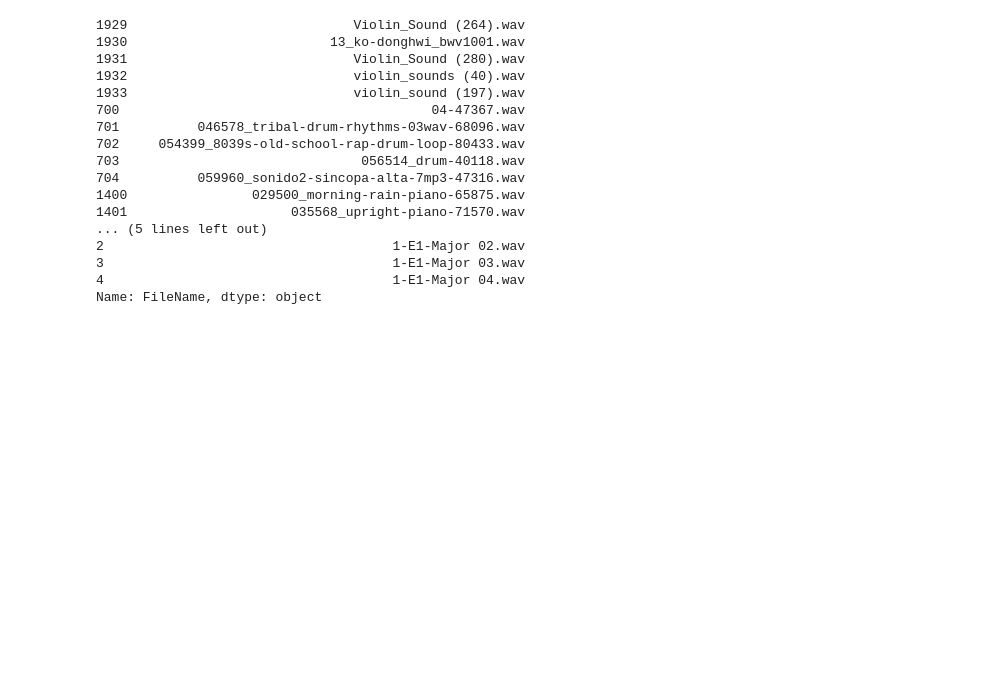
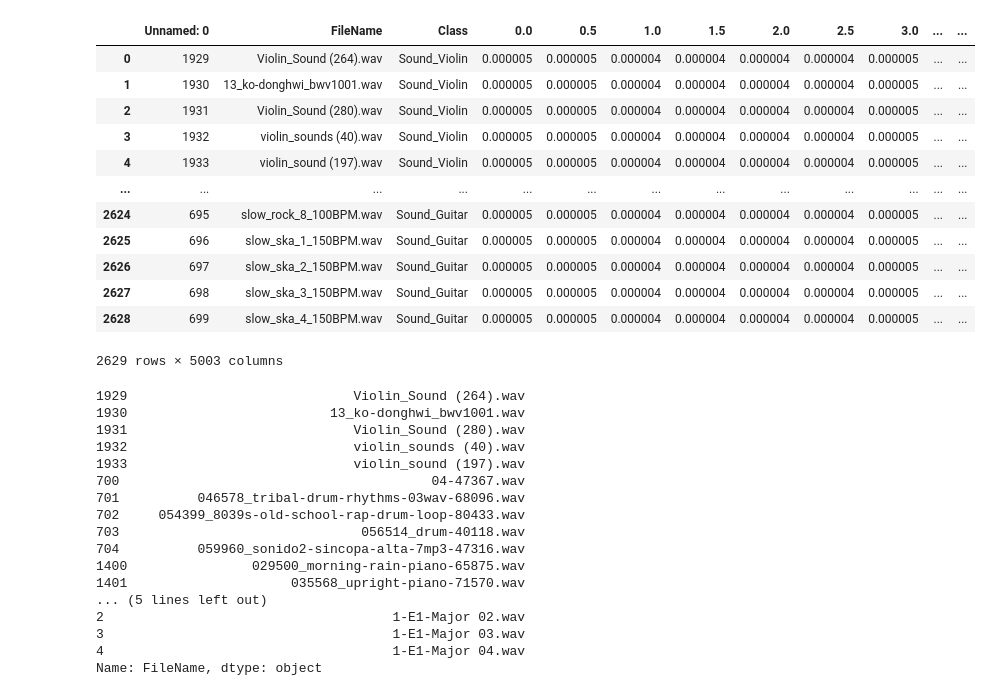
Before and after one commit to clementgilli/Musical-Instruments-Classifier, a Jupyter notebook: worksheet_clem.ipynb, the cells around one changed output. Cells and saved outputs as stored; diff of their text form; code cells hidden in the pictures; blank space fills up the shorter version.

```diff
--- a/worksheet_clem.ipynb
+++ b/worksheet_clem.ipynb
@@ -36,3 +54,21 @@ Name: Class, dtype: int64
+# %%
+df2 = pd.read_csv("test_feature_extract.csv")
+# %%
+df2
+# %% [output]
+|  | Unnamed: 0 | FileName | Class | 0.0 | 0.5 | 1.0 | 1.5 | 2.0 | 2.5 | 3.0 | ... | ... |
+| 0 | 1929 | Violin_Sound (264).wav | Sound_Violin | 0.000005 | 0.000005 | 0.000004 | 0.000004 | 0.000004 | 0.000004 | 0.000005 | ... | ... |
+| 1 | 1930 | 13_ko-donghwi_bwv1001.wav | Sound_Violin | 0.000005 | 0.000005 | 0.000004 | 0.000004 | 0.000004 | 0.000004 | 0.000005 | ... | ... |
+| 2 | 1931 | Violin_Sound (280).wav | Sound_Violin | 0.000005 | 0.000005 | 0.000004 | 0.000004 | 0.000004 | 0.000004 | 0.000005 | ... | ... |
+| 3 | 1932 | violin_sounds (40).wav | Sound_Violin | 0.000005 | 0.000005 | 0.000004 | 0.000004 | 0.000004 | 0.000004 | 0.000005 | ... | ... |
+| 4 | 1933 | violin_sound (197).wav | Sound_Violin | 0.000005 | 0.000005 | 0.000004 | 0.000004 | 0.000004 | 0.000004 | 0.000005 | ... | ... |
+| ... | ... | ... | ... | ... | ... | ... | ... | ... | ... | ... | ... | ... |
+| 2624 | 695 | slow_rock_8_100BPM.wav | Sound_Guitar | 0.000005 | 0.000005 | 0.000004 | 0.000004 | 0.000004 | 0.000004 | 0.000005 | ... | ... |
+| 2625 | 696 | slow_ska_1_150BPM.wav | Sound_Guitar | 0.000005 | 0.000005 | 0.000004 | 0.000004 | 0.000004 | 0.000004 | 0.000005 | ... | ... |
+| 2626 | 697 | slow_ska_2_150BPM.wav | Sound_Guitar | 0.000005 | 0.000005 | 0.000004 | 0.000004 | 0.000004 | 0.000004 | 0.000005 | ... | ... |
+| 2627 | 698 | slow_ska_3_150BPM.wav | Sound_Guitar | 0.000005 | 0.000005 | 0.000004 | 0.000004 | 0.000004 | 0.000004 | 0.000005 | ... | ... |
+| 2628 | 699 | slow_ska_4_150BPM.wav | Sound_Guitar | 0.000005 | 0.000005 | 0.000004 | 0.000004 | 0.000004 | 0.000004 | 0.000005 | ... | ... |
+2629 rows × 5003 columns
 # %%
 X_train = df['FileName']
 y_train = df['Class']
```
Also changed, not shown: parts of 3 cells of this notebook.
